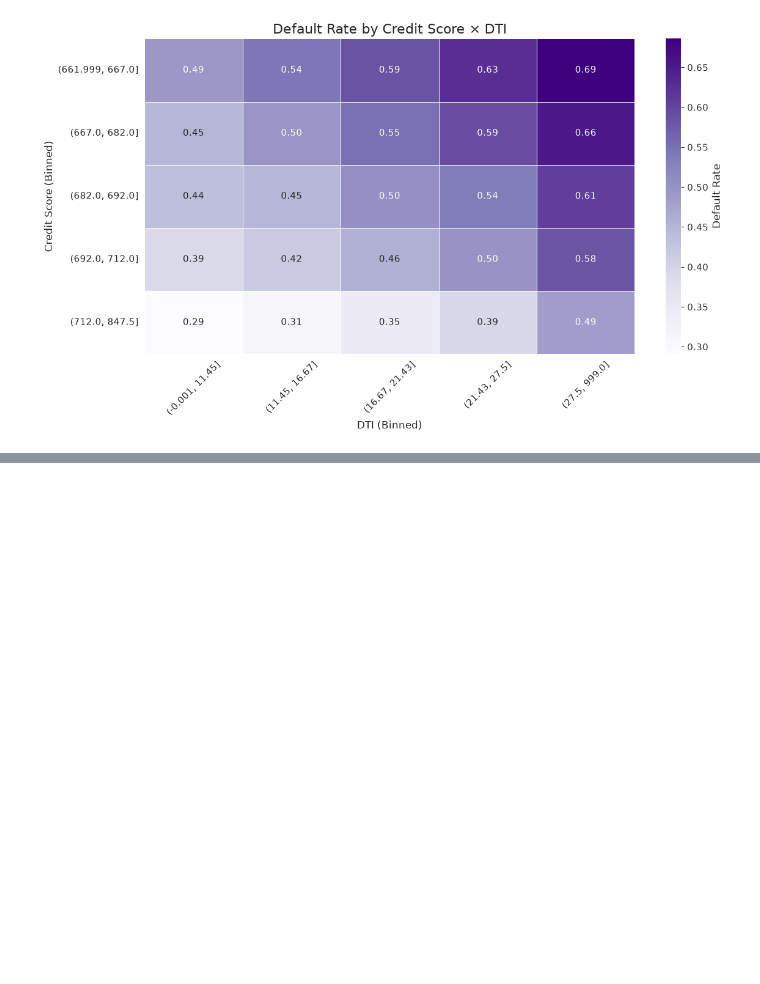
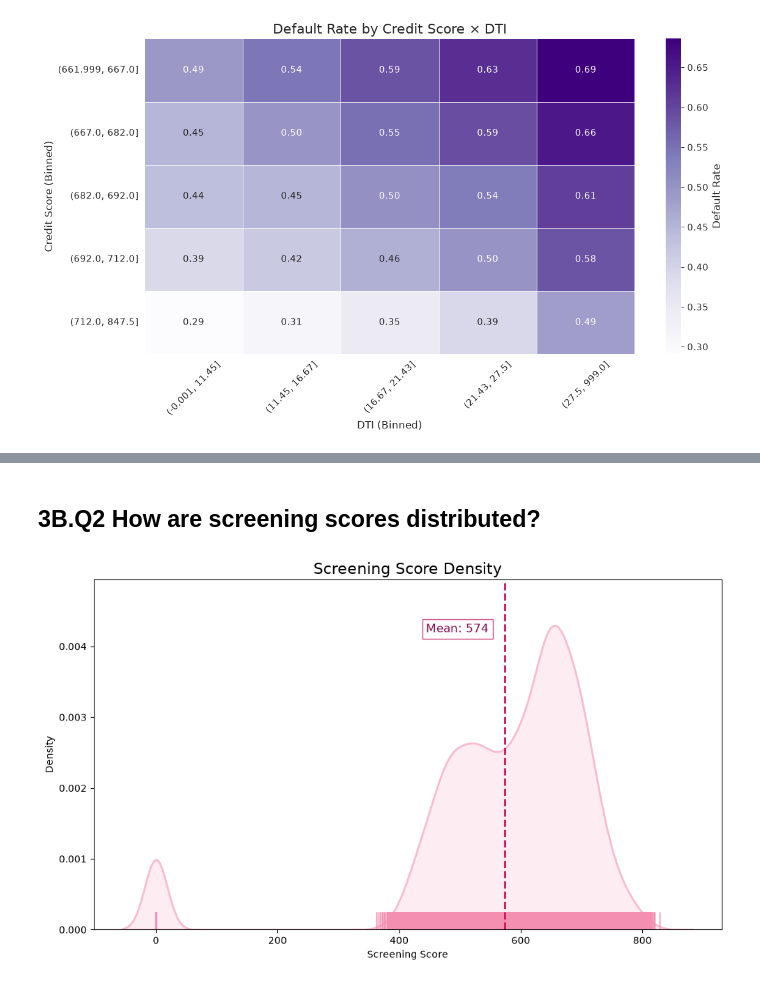
Before and after one commit to JoseAlberto88/Credit-Default-Risk-Analysis, a Jupyter notebook: python/2. eda_analysis.ipynb, the cells around one changed output, grey strips where cells are left out. Saved outputs shown, nothing was run; the diff lists cells and outputs as text; code cells hidden in the pictures; blank space fills up the shorter version.

```diff
--- a/python/2. eda_analysis.ipynb
+++ b/python/2. eda_analysis.ipynb
@@ -792,0 +888,51 @@ The heatmap makes this relationship unmistakable: **risk escalates sharply when
+# %% [markdown]
+## **3B.Q2  How are screening scores distributed?**
+# %%
+import seaborn as sns
+import matplotlib.pyplot as plt
+
+# Calculate mean
+mean_score = inq_eda['screening_score'].mean()
+
+plt.figure(figsize=(10,6))
+
+# Soft pastel red KDE
+sns.kdeplot(
+    inq_eda['screening_score'],
+    fill=True,
+    color="#F8BBD0",   # pastel rose
+    linewidth=2
+)
+
+# Rug plot in a slightly deeper pastel red
+sns.rugplot(
+    inq_eda['screening_score'],
+    color="#F48FB1",
+    height=0.05
+)
+
+# Vertical mean line
+plt.axvline(mean_score, color="#C2185B", linestyle="--", linewidth=2)
+
+# Text box for the mean (shifted LEFT of the line)
+plt.text(
+    mean_score - 130,                # shift left so it's not too close
+    plt.ylim()[1] * 0.85,           # upper-left area relative to the line
+    f"Mean: {mean_score:.0f}",
+    fontsize=12,
+    color="#880E4F",
+    bbox=dict(facecolor="white", alpha=0.8, edgecolor="#C2185B")
+)
+
+# Titles and labels
+plt.title("Screening Score Density", fontsize=16)
+plt.xlabel("Screening Score")
+plt.ylabel("Density")
+
+# Remove grid
+plt.grid(False)
+
+plt.tight_layout()
+plt.show()
+# %% [output]
+[figure, added]
```
Also changed, not shown: parts of 28 cells of this notebook.
